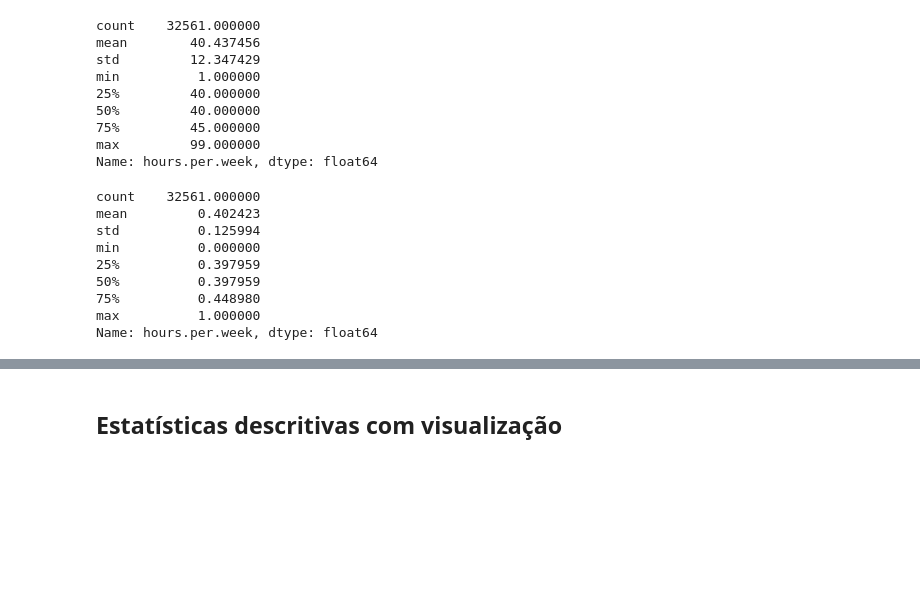
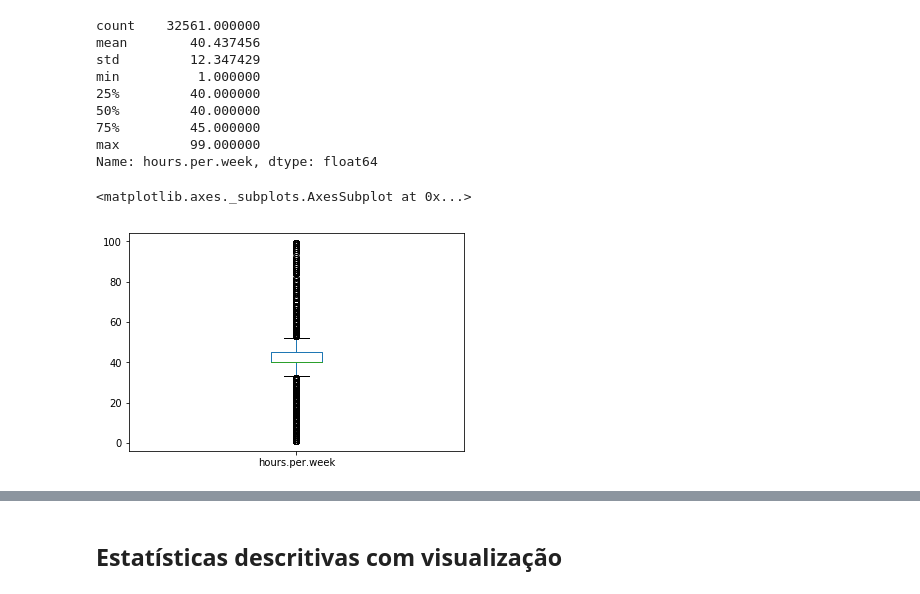
Before and after one commit to glm97/Gender-Inequality, a Jupyter notebook: gender-inequality.ipynb, the cells around one changed output, grey strips where cells are left out. Drawn from its saved outputs; the diff is of its cells as text; code cells hidden in the pictures; blank space fills up the shorter version.

```diff
--- a/gender-inequality.ipynb
+++ b/gender-inequality.ipynb
@@ -154,16 +110,8 @@ min          1.000000
 75%         45.000000
 max         99.000000
 Name: hours.per.week, dtype: float64
-# %%
-base1['hours.per.week'] = (base1['hours.per.week'] - base1['hours.per.week'].min()) / (base1['hours.per.week'].max() - base1['hours.per.week'].min())
-base1['hours.per.week'].describe()
-# %% [output]
-count    32561.000000
-mean         0.402423
-std          0.125994
-min          0.000000
-25%          0.397959
-50%          0.397959
-75%          0.448980
-max          1.000000
-Name: hours.per.week, dtype: float64
+# %%
+base1['hours.per.week'].plot.box()
+# %% [output]
+<matplotlib.axes._subplots.AxesSubplot at 0x...>
+[figure, added]
```
Also changed, not shown: parts of 28 cells of this notebook.
